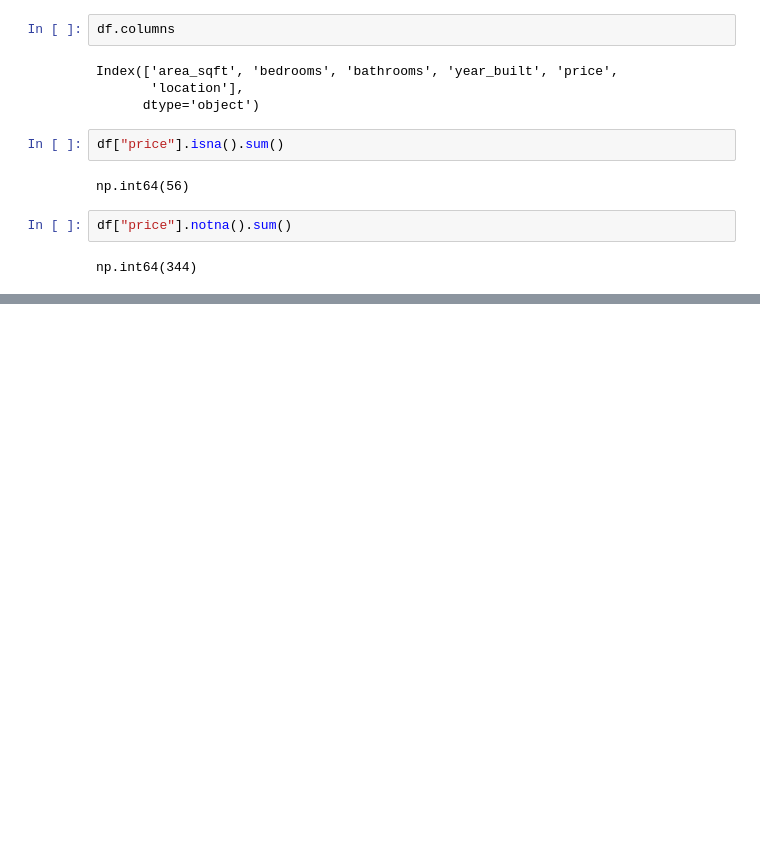
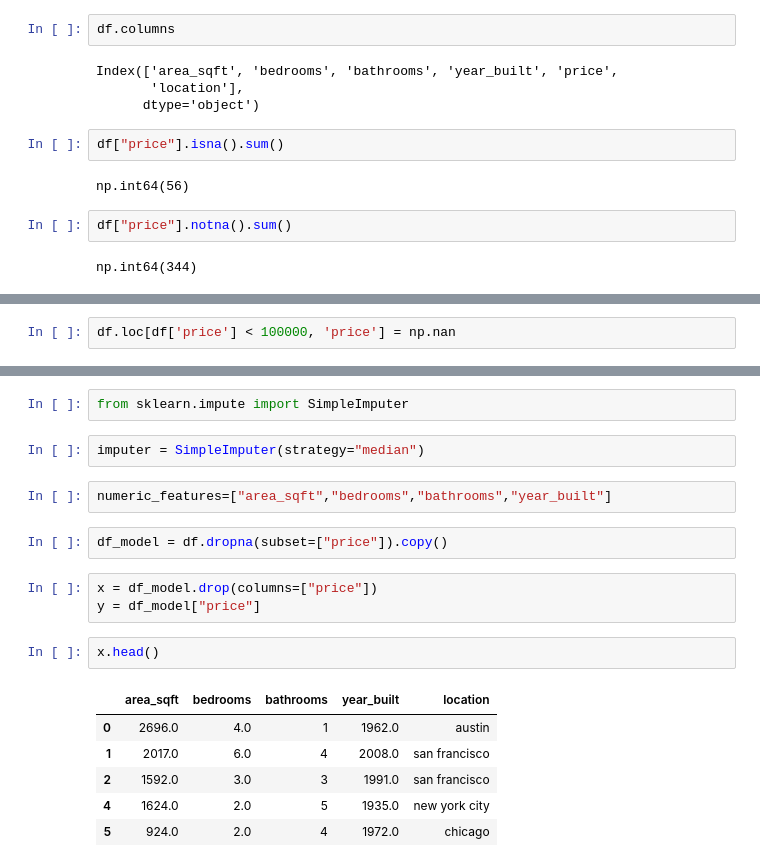
Before and after one commit to ConradNats/Machine_learning_practice, a Jupyter notebook: 01_supervised_learning/01_linear_regression/house_price_regression.ipynb, the cells around one changed output, grey strips where cells are left out. Saved outputs shown, nothing was run; the diff lists cells and outputs as text; blank space fills up the shorter version.

```diff
--- a/01_supervised_learning/01_linear_regression/house_price_regression.ipynb
+++ b/01_supervised_learning/01_linear_regression/house_price_regression.ipynb
@@ -528,0 +543,2 @@ np.int64(344)
+# %%
+df.loc[df['price'] < 100000, 'price'] = np.nan
@@ -528,0 +566,20 @@ np.int64(344)
+# %%
+from sklearn.impute import SimpleImputer
+# %%
+imputer = SimpleImputer(strategy="median")
+# %%
+numeric_features=["area_sqft","bedrooms","bathrooms","year_built"]
+# %%
+df_model = df.dropna(subset=["price"]).copy()
+# %%
+x = df_model.drop(columns=["price"])
+y = df_model["price"]
+# %%
+x.head()
+# %% [output]
+|  | area_sqft | bedrooms | bathrooms | year_built | location |
+| 0 | 2696.0 | 4.0 | 1 | 1962.0 | austin |
+| 1 | 2017.0 | 6.0 | 4 | 2008.0 | san francisco |
+| 2 | 1592.0 | 3.0 | 3 | 1991.0 | san francisco |
+| 4 | 1624.0 | 2.0 | 5 | 1935.0 | new york city |
+| 5 | 924.0 | 2.0 | 4 | 1972.0 | chicago |
```
Also changed, not shown: parts of 17 cells of this notebook.
